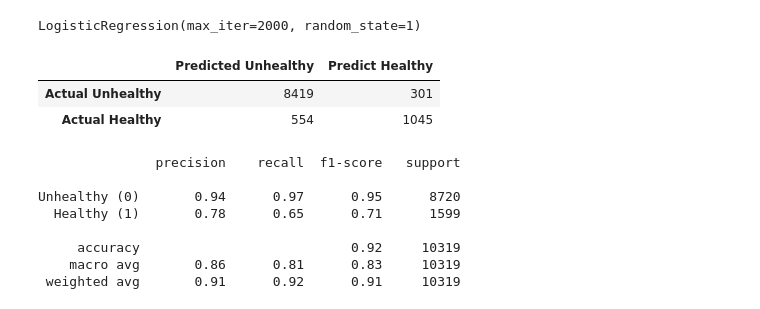
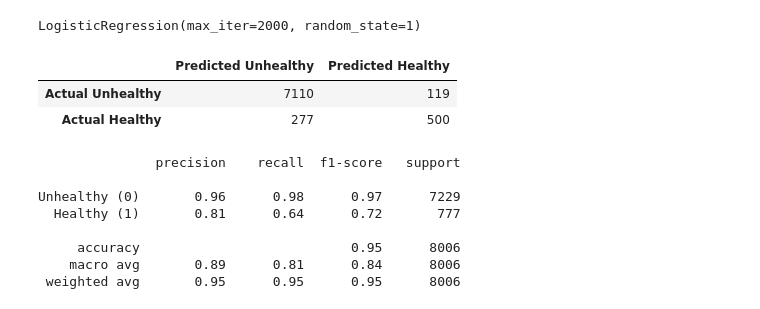
Before and after one commit to gfoley15/whats_killing_my_tomatoes, a Jupyter notebook: Code/02_Logistic_Regression.ipynb, the cells around one changed output. Saved outputs shown, nothing was run; the diff lists cells and outputs as text; code cells hidden in the pictures.

```diff
--- a/Code/02_Logistic_Regression.ipynb
+++ b/Code/02_Logistic_Regression.ipynb
@@ -37,7 +51,8 @@ df.to_csv(file_path, index=False)
 # Fit Model and Make Predictions
 # %%
 # Read the scaled images into Jupyter Notebook and create DataFrame
-file_path = r'ENTER YOUR FILE PATH HERE'
+#file_path = r'ENTER YOUR FILE PATH HERE'
+file_path = r'C:\Users\gfoley\OneDrive - Epiq Inc\Desktop\Plant Project\scaled_images_healthy.csv'
 df = pd.read_csv(file_path)
 # %%
 # Remove label for logistic regression model
@@ -67,14 +82,14 @@ predictions = logreg.predict(X_test)
 # %%
 # Generate a confusion matrix for the model
 matrix = confusion_matrix(y_test, predictions)
 matrix = pd.DataFrame(matrix,
                      index = ['Actual Unhealthy', 'Actual Healthy'],
-                     columns = ['Predicted Unhealthy', 'Predict Healthy'])
+                     columns = ['Predicted Unhealthy', 'Predicted Healthy'])
 matrix
 # %% [output]
-|  | Predicted Unhealthy | Predict Healthy |
-| Actual Unhealthy | 8419 | 301 |
-| Actual Healthy | 554 | 1045 |
+|  | Predicted Unhealthy | Predicted Healthy |
+| Actual Unhealthy | 7110 | 119 |
+| Actual Healthy | 277 | 500 |
 # %%
 # Print the classification report for the model
 target_names  = ["Unhealthy (0)", "Healthy (1)"]
@@ -85,9 +100,9 @@ print(report)
 # %% [output]
                precision    recall  f1-score   support
 
-Unhealthy (0)       0.94      0.97      0.95      8720
-  Healthy (1)       0.78      0.65      0.71      1599
+Unhealthy (0)       0.96      0.98      0.97      7229
+  Healthy (1)       0.81      0.64      0.72       777
 
-     accuracy                           0.92     10319
-    macro avg       0.86      0.81      0.83     10319
- weighted avg       0.91      0.92      0.91     10319
+     accuracy                           0.95      8006
+    macro avg       0.89      0.81      0.84      8006
+ weighted avg       0.95      0.95      0.95      8006
```
Also changed, not shown: parts of 7 cells of this notebook, 2 other files.
